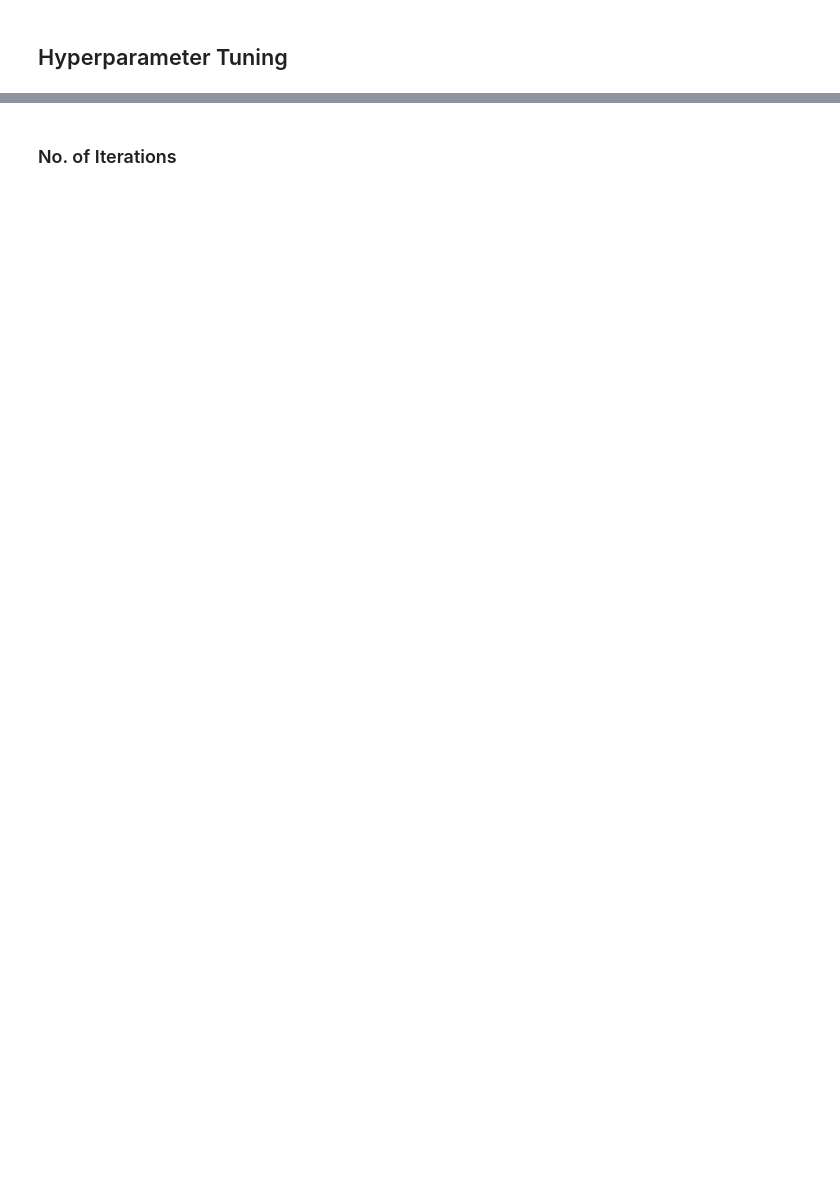
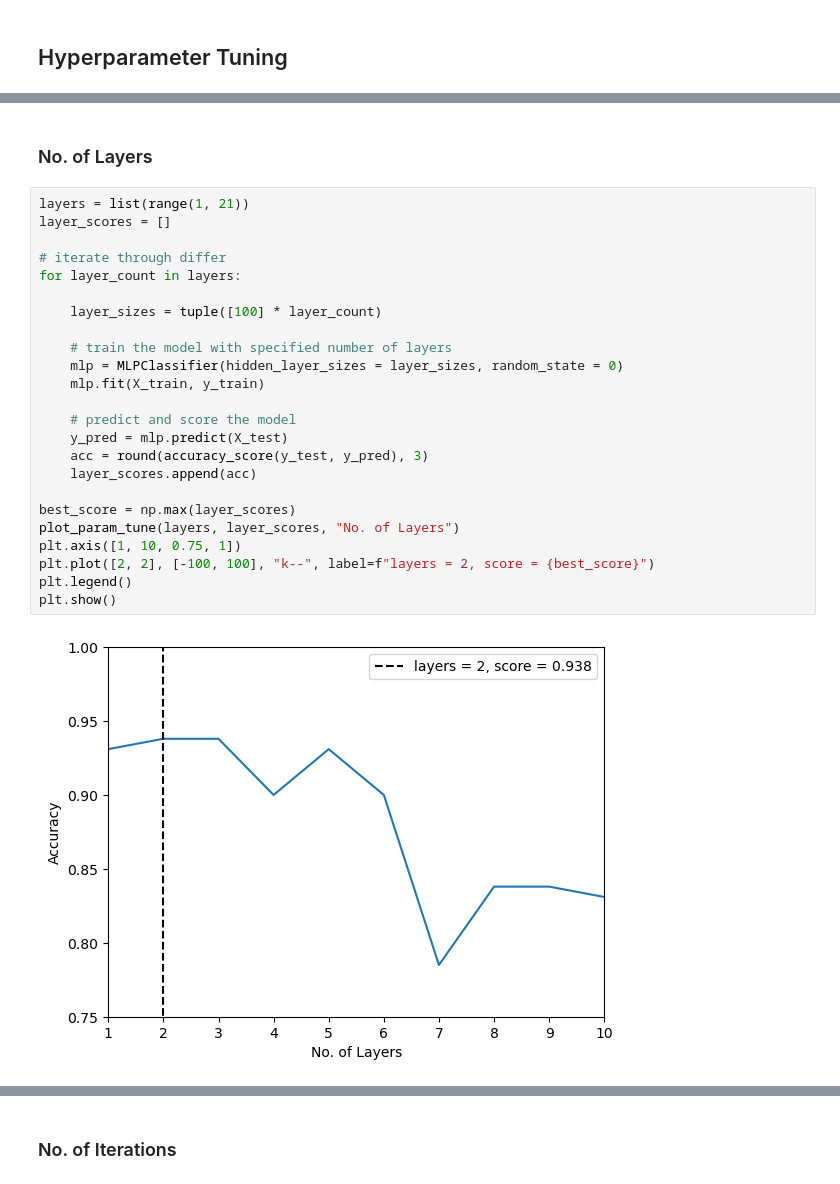
Before and after one commit to gd55hw/F20DL_DMML_Portfolio, a Jupyter notebook: F20DL_Lab10.ipynb, the cells around one changed output, grey strips where cells are left out. Cells and saved outputs as stored; diff of their text form; blank space fills up the shorter version.

Commit message:
Lab 10 - Add hyperparameter optimisation (layers, neurons, batch size)

```diff
--- a/F20DL_Lab10.ipynb
+++ b/F20DL_Lab10.ipynb
@@ -142,0 +151,28 @@ plt.show()
+# %% [markdown]
+### No. of Layers
+# %%
+layers = list(range(1, 21))
+layer_scores = []
+
+# iterate through differ
+for layer_count in layers:
+
+    layer_sizes = tuple([100] * layer_count)
+
+    # train the model with specified number of layers
+    mlp = MLPClassifier(hidden_layer_sizes = layer_sizes, random_state = 0)
+    mlp.fit(X_train, y_train)
+
+    # predict and score the model
+    y_pred = mlp.predict(X_test)
+    acc = round(accuracy_score(y_test, y_pred), 3)
+    layer_scores.append(acc)
+
+best_score = np.max(layer_scores)
+plot_param_tune(layers, layer_scores, "No. of Layers")
+plt.axis([1, 10, 0.75, 1])
+plt.plot([2, 2], [-100, 100], "k--", label=f"layers = 2, score = {best_score}")
+plt.legend()
+plt.show()
+# %% [output]
+[figure, added]
```
Also changed, not shown: parts of 25 cells of this notebook.
